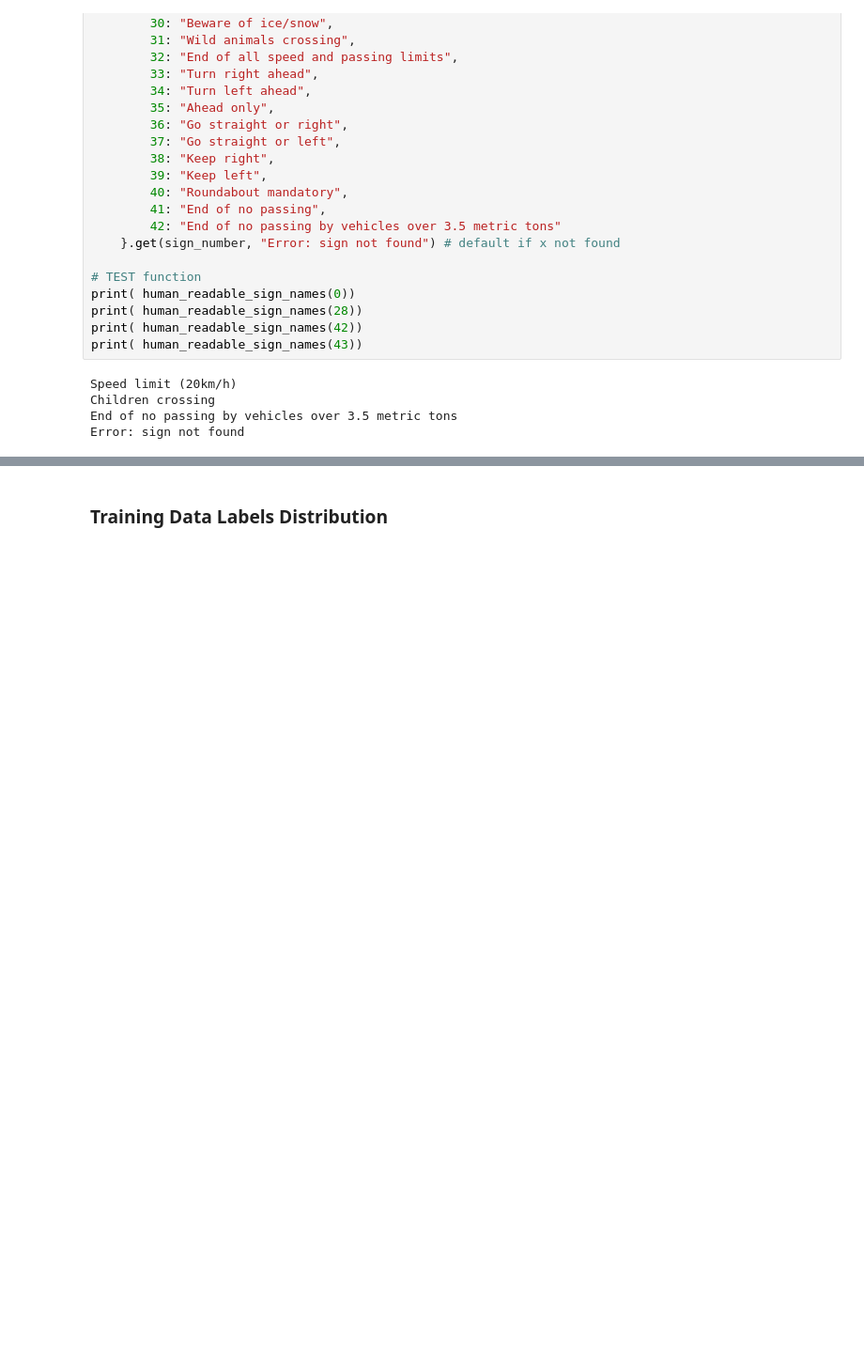
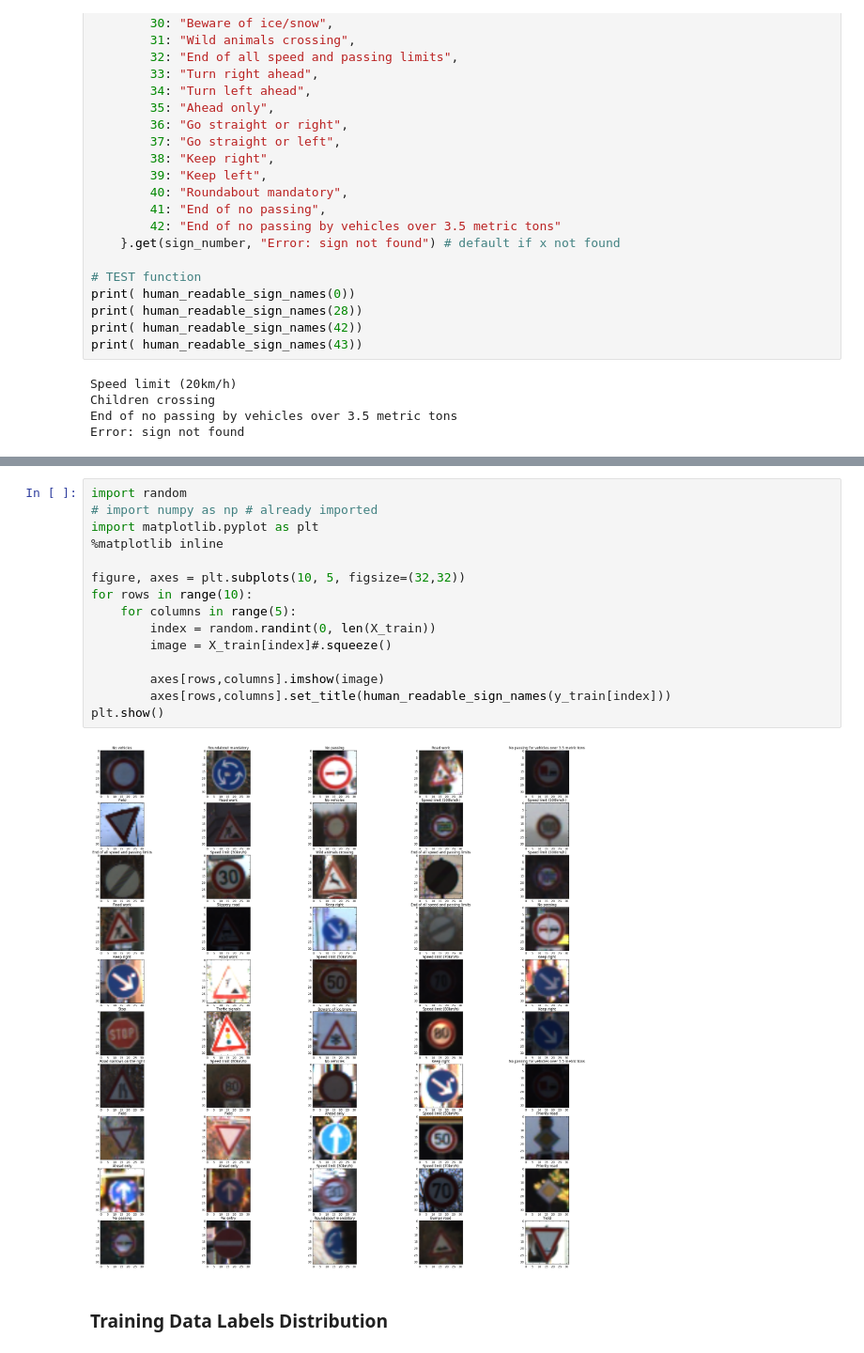
Before and after one commit to UkiDLucas/CarND-p2-traffic_sign_classifier, a Jupyter notebook: Traffic_Sign_Classifier.ipynb, the cells around one changed output, grey strips where cells are left out. Shown at 94% size. Cells and saved outputs as stored; diff of their text form; blank space fills up the shorter version.

```diff
--- a/Traffic_Sign_Classifier.ipynb
+++ b/Traffic_Sign_Classifier.ipynb
@@ -264,3 +246,20 @@ for i in tqdm(range(sample_size)):
+# %%
+import random
+# import numpy as np # already imported
+import matplotlib.pyplot as plt
+%matplotlib inline
+
+figure, axes = plt.subplots(10, 5, figsize=(32,32))
+for rows in range(10):
+    for columns in range(5):
+        index = random.randint(0, len(X_train))
+        image = X_train[index]#.squeeze()
+
+        axes[rows,columns].imshow(image)
+        axes[rows,columns].set_title(human_readable_sign_names(y_train[index]))
+plt.show()
+# %% [output]
+[figure, added]
 # %% [markdown]
 ### Training Data Labels Distribution
 # %%
```
Also changed, not shown: parts of 40 cells of this notebook, 7 other files.
